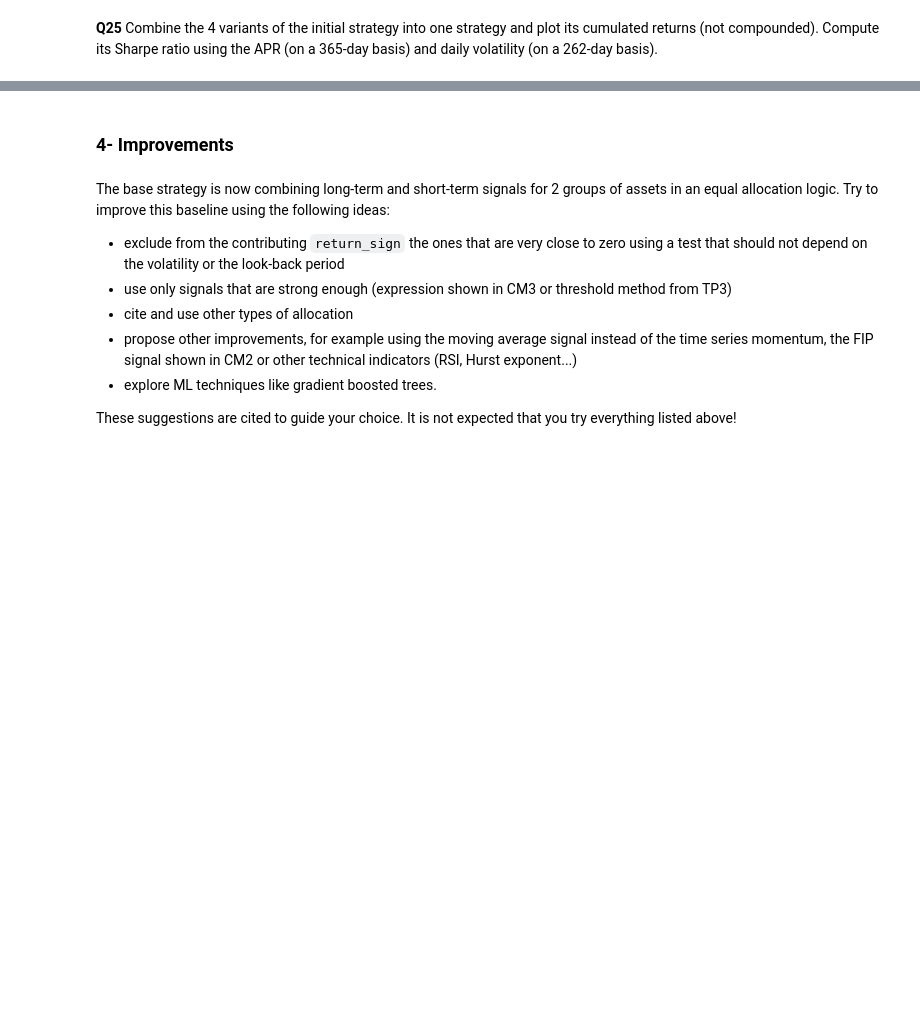
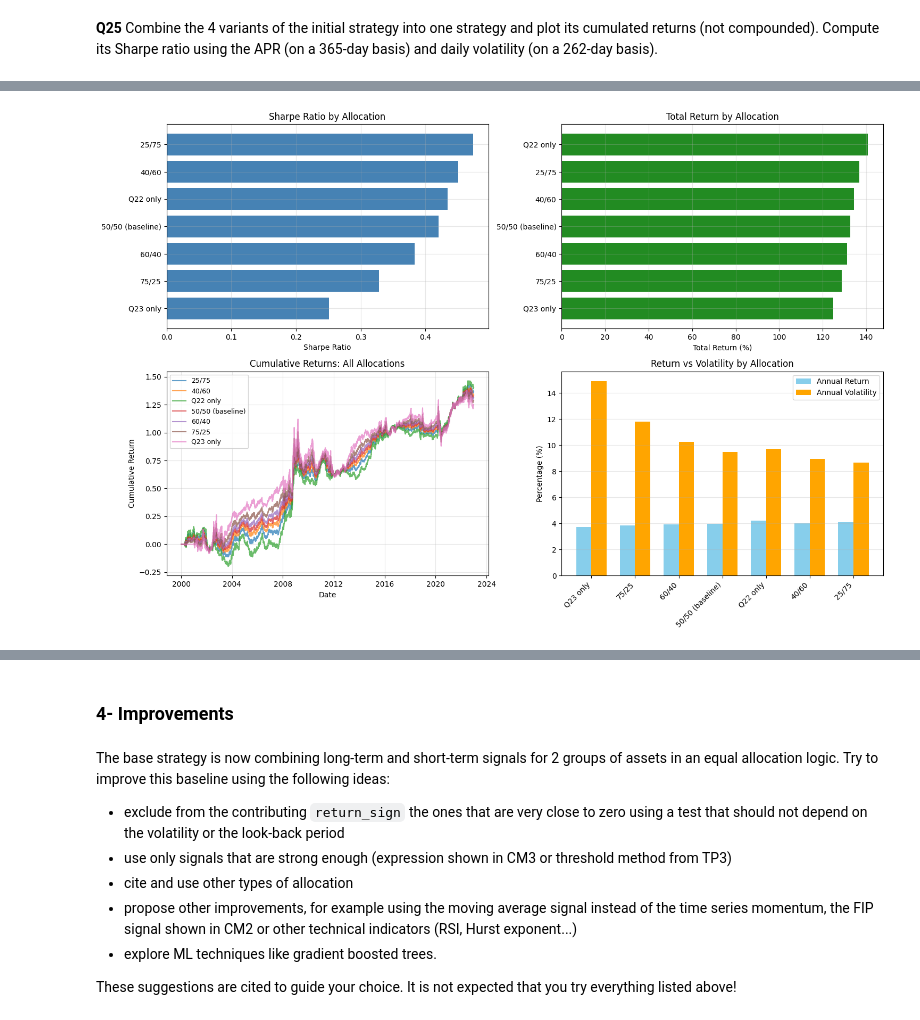
Before and after one commit to IrishRugbyman/algo-trading-project, a Jupyter notebook: capstone 2026.ipynb, the cells around one changed output, grey strips where cells are left out. Drawn from its saved outputs; the diff is of its cells as text; code cells hidden in the pictures; blank space fills up the shorter version.

```diff
--- a/capstone 2026.ipynb
+++ b/capstone 2026.ipynb
@@ -545,0 +830,95 @@ You have now 2 long-term trend following strategies with a lookback adapted to 2
+# %%
+optimization_results = []
+
+weights_to_test = [
+    (1.0, 0.0, "Q23 only"),
+    (0.0, 1.0, "Q22 only"),
+    (0.75, 0.25, "75/25"),
+    (0.5, 0.5, "50/50 (baseline)"),
+    (0.25, 0.75, "25/75"),
+    (0.6, 0.4, "60/40"),
+    (0.4, 0.6, "40/60"),
+]
+
+for w1, w2, label in weights_to_test:
+    test_returns = (w1 * daily_returns_block1_longterm + w2 * daily_returns_block2)
+    test_cumulative = test_returns.cumsum()
+
+    mean_daily = test_returns.mean()
+    daily_vol = test_returns.std()
+    annual_ret = mean_daily * 252
+    annual_vol = daily_vol * np.sqrt(252)
+    sharpe = annual_ret / annual_vol if annual_vol > 0 else 0
+
+    optimization_results.append({
+        'Allocation': label,
+        'Weight_Q23': w1,
+        'Weight_Q22': w2,
+        'Total_Return': test_cumulative.iloc[-1],
+        'Annual_Return': annual_ret,
+        'Annual_Vol': annual_vol,
+        'Sharpe_Ratio': sharpe,
+        'Max_Drawdown': (test_cumulative.cummax() - test_cumulative).max()
+    })
+
+results_df = pd.DataFrame(optimization_results)
+results_df = results_df.sort_values('Sharpe_Ratio', ascending=False)
+
+print("STRATEGY OPTIMIZATION: Testing Different Allocations")
+print(results_df.to_string(index=False))
+
+best_row = results_df.iloc[0]
+print(f"\n BEST ALLOCATION: {best_row['Allocation']}")
+print(f"   Sharpe Ratio: {best_row['Sharpe_Ratio']:.4f}")
+print(f"   Total Return: {best_row['Total_Return']:.6f} ({best_row['Total_Return']*100:.2f}%)")
+print(f"   Annual Return: {best_row['Annual_Return']*100:.2f}%")
+print(f"   Annual Volatility: {best_row['Annual_Vol']*100:.2f}%")
+print(f"   Max Drawdown: {best_row['Max_Drawdown']:.6f}")
+
+fig, axes = plt.subplots(2, 2, figsize=(15, 10))
+
+ax = axes[0, 0]
+results_df_sorted = results_df.sort_values('Sharpe_Ratio')
+ax.barh(results_df_sorted['Allocation'], results_df_sorted['Sharpe_Ratio'], color='steelblue')
+ax.set_xlabel('Sharpe Ratio')
+ax.set_title('Sharpe Ratio by Allocation')
+ax.grid(True, alpha=0.3)
+
+ax = axes[0, 1]
+results_df_sorted = results_df.sort_values('Total_Return')
+ax.barh(results_df_sorted['Allocation'], results_df_sorted['Total_Return']*100, color='forestgreen')
+ax.set_xlabel('Total Return (%)')
+ax.set_title('Total Return by Allocation')
+ax.grid(True, alpha=0.3)
+
+ax = axes[1, 0]
+for idx, row in results_df.iterrows():
+    w1, w2 = row['Weight_Q23'], row['Weight_Q22']
+    test_ret = (w1 * daily_returns_block1_longterm + w2 * daily_returns_block2)
+    ax.plot(test_ret.cumsum().index, test_ret.cumsum().values, alpha=0.7, label=row['Allocation'])
+ax.set_xlabel('Date')
+ax.set_ylabel('Cumulative Return')
+ax.set_title('Cumulative Returns: All Allocations')
+ax.legend(fontsize=9)
+ax.grid(True, alpha=0.3)
+
+ax = axes[1, 1]
+x = np.arange(len(results_df))
+width = 0.35
+results_df_sorted = results_df.sort_values('Sharpe_Ratio')
+ax.bar(x - width/2, results_df_sorted['Annual_Return']*100, width, label='Annual Return', color='skyblue')
+ax.bar(x + width/2, results_df_sorted['Annual_Vol']*100, width, label='Annual Volatility', color='orange')
+ax.set_ylabel('Percentage (%)')
+ax.set_title('Return vs Volatility by Allocation')
+ax.set_xticks(x)
+ax.set_xticklabels(results_df_sorted['Allocation'], rotation=45, ha='right')
+ax.legend()
+ax.grid(True, alpha=0.3, axis='y')
+
+plt.tight_layout()
+plt.savefig('optimization_results.png', dpi=300, bbox_inches='tight')
+plt.show()
+
+print("KEY INSIGHTS:")
+print(f"Improvement potential: {(best_row['Sharpe_Ratio'] / results_df[results_df['Allocation']=='50/50 (baseline)']['Sharpe_Ratio'].values[0] - 1)*100:.1f}%")
+# %% [output]
@@ -545,0 +941 @@ You have now 2 long-term trend following strategies with a lookback adapted to 2
+[figure, added]
```
Also changed, not shown: parts of 8 cells of this notebook, 7 other files.
